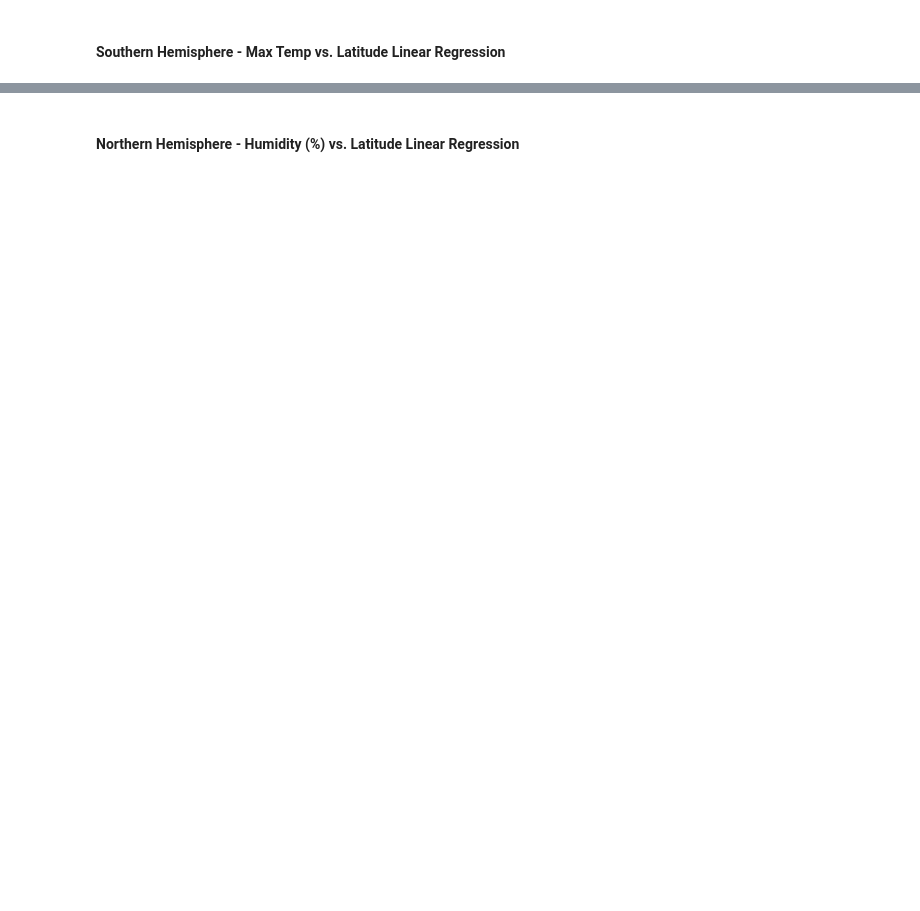
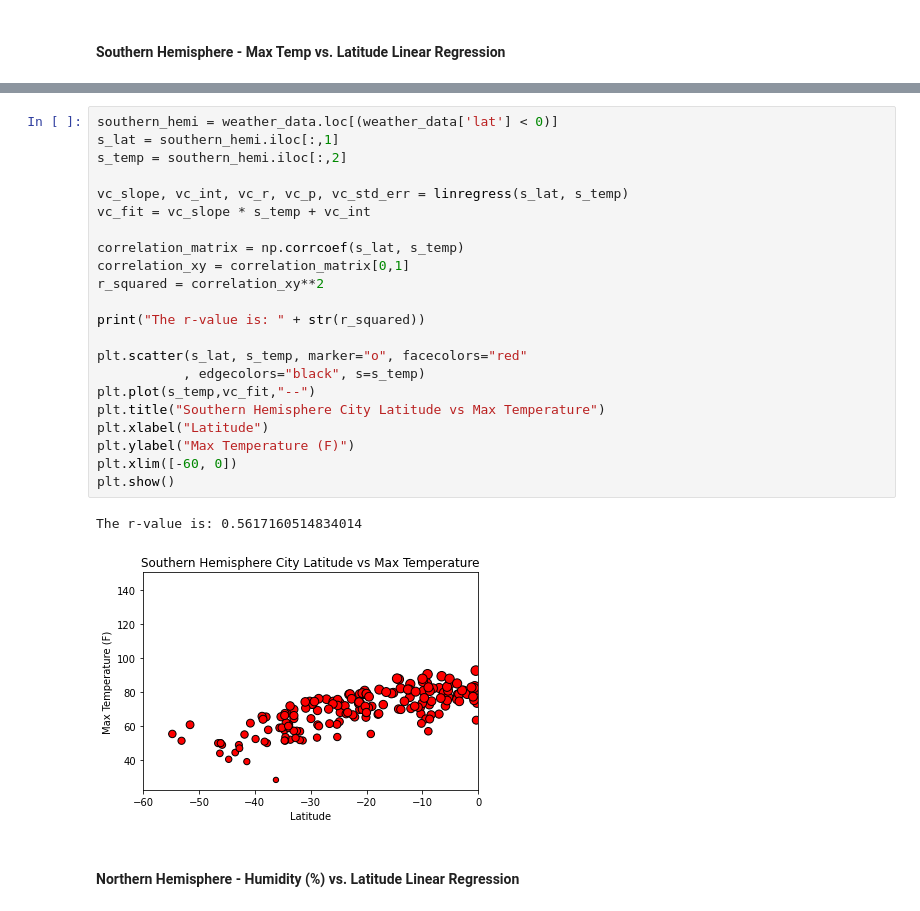
Before and after one commit to vasu11/python-api-challenge, a Jupyter notebook: WeatherPy/WeatherPy.ipynb, the cells around one changed output, grey strips where cells are left out. Drawn from its saved outputs; the diff is of its cells as text; blank space fills up the shorter version.

```diff
--- a/WeatherPy/WeatherPy.ipynb
+++ b/WeatherPy/WeatherPy.ipynb
@@ -241,2 +259,27 @@ The r-value is: 0.6082708688906918
+# %%
+southern_hemi = weather_data.loc[(weather_data['lat'] < 0)]
+s_lat = southern_hemi.iloc[:,1]
+s_temp = southern_hemi.iloc[:,2]
+
+vc_slope, vc_int, vc_r, vc_p, vc_std_err = linregress(s_lat, s_temp)
+vc_fit = vc_slope * s_temp + vc_int
+
+correlation_matrix = np.corrcoef(s_lat, s_temp)
+correlation_xy = correlation_matrix[0,1]
+r_squared = correlation_xy**2
+
+print("The r-value is: " + str(r_squared))
+
+plt.scatter(s_lat, s_temp, marker="o", facecolors="red"
+           , edgecolors="black", s=s_temp)
+plt.plot(s_temp,vc_fit,"--")
+plt.title("Southern Hemisphere City Latitude vs Max Temperature")
+plt.xlabel("Latitude")
+plt.ylabel("Max Temperature (F)")
+plt.xlim([-60, 0])
+plt.show()
+# %% [output]
+The r-value is: 0.5617160514834014
+[figure, added]
 # %% [markdown]
 ####  Northern Hemisphere - Humidity (%) vs. Latitude Linear Regression
```
Also changed, not shown: parts of 9 cells of this notebook.
